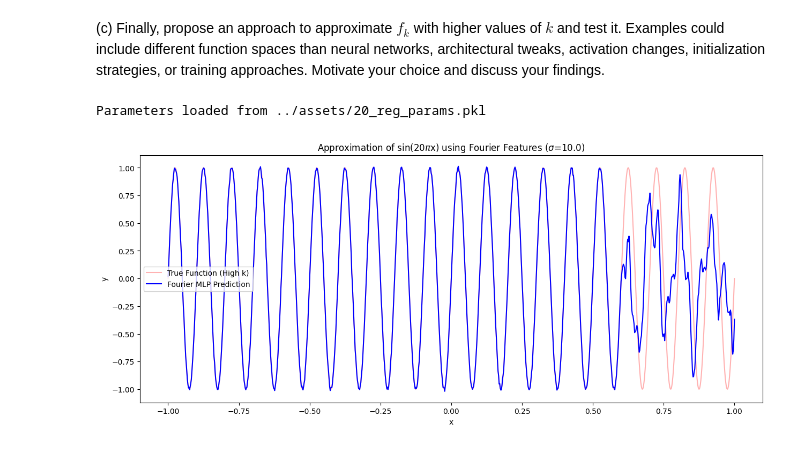
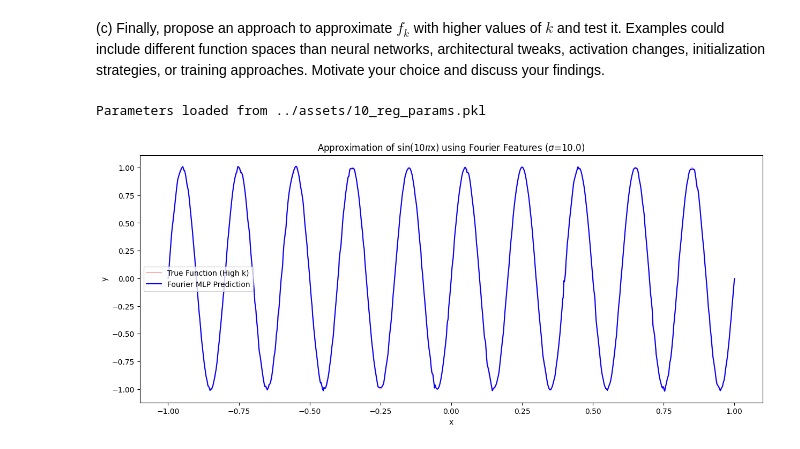
Before and after one commit to yazanmashal03/laoml-project, a Jupyter notebook: notebook/project2.ipynb, the cells around one changed output. Cells and saved outputs as stored; diff of their text form; code cells hidden in the pictures.

Commit message:
got perfect k high params

```diff
--- a/notebook/project2.ipynb
+++ b/notebook/project2.ipynb
@@ -574,7 +574,7 @@ grid_search_configs = {
 }
 # %%
 # We start by generating training samples.
-n_samples = 20000
+n_samples = 5000
 k = 1
 x = jnp.linspace(-1, 1, n_samples).reshape(-1, 1)
 y = jnp.sin(k * jnp.pi * x)
@@ -705,7 +705,7 @@ def input_mapping(x, B):
 
     return jnp.concatenate([jnp.cos(xp), jnp.sin(xp)], axis=-1)
 
-k_high = 20
+k_high = 10
 n_samples = 5000
 x = jnp.linspace(-1, 1, n_samples).reshape(-1, 1)
 y = jnp.sin(k_high * jnp.pi * x)
@@ -713,53 +713,55 @@ y = jnp.sin(k_high * jnp.pi * x)
 # mapping_size is half the width of the input layer
 mapping_size = 128
 scale = 10.0 # Sigma: Controls the frequency bandwidth
-key = random.PRNGKey(1337)
+key = random.PRNGKey(42)
 B = random.normal(key, (1, mapping_size)) * scale
+params = None
 
 x_mapped = input_mapping(x, B)
-
-x_train, y_train, x_test, y_test = get_splits(x_mapped, y, classification=False)
-
-sort_idx = jnp.argsort(x_test[:, 0])
-x_plot = jnp.linspace(-1, 1, 1000).reshape(-1, 1)
-x_plot_mapped = input_mapping(x_plot, B)
+indices = jnp.arange(n_samples)
+shuffled_indices = random.permutation(key, indices)
+x_shuffled = x_mapped[shuffled_indices]
+y_shuffled = y[shuffled_indices]
+x_train, y_train, x_test, y_test = get_splits(x_shuffled, y_shuffled, classification=False)
 
 input_dim = mapping_size * 2
 
 best_config = {
-    'layer_widths': [input_dim, 64, 64, 1],
+    'layer_widths': [input_dim, 8, 8, 1],
     'activation': 'relu',
-    'learning_rate': 0.01,
+    'learning_rate': 0.1,
     'batch_size': 64,
     'epochs': 100
 }
+
+x_plot = jnp.linspace(-1, 1, 1000).reshape(-1, 1)
+x_plot_mapped = input_mapping(x_plot, B)
 
 # print(f"Training on f_{k_high} with Fourier Features...")
 # params, test_acc, test_loss, learning_curve = train_model(
 #     x_train, y_train, x_test, y_test, best_config, classification=False
 # )
+# save_params(params, filename=f'../assets/{k_high}_reg_params.pkl')
 
-# save_params(params, filename=f'../assets/{k_high}_reg_params.pkl')
-params = load_params(f'../assets/{k_high}_reg_params.pkl')
-
+params = load_params(f'../assets/{k_high}_reg_params.pkl') if params is None else params
 y_pred = forward(params, x_plot_mapped, best_config['activation'])
 
 plt.figure(figsize=(15, 6))
 plt.plot(x, y, color='red', alpha=0.3, label='True Function (High k)')
 plt.plot(x_plot, y_pred, color='blue', label='Fourier MLP Prediction')
 plt.title(f"Approximation of sin({k_high}$\pi$x) using Fourier Features ($\sigma$={scale})")
 plt.xlabel('x')
 plt.ylabel('y')
 plt.legend()
 plt.show()
 
 # plt.figure(figsize=(12, 5))
 # plt.plot(learning_curve['train_loss'], label='Train Loss')
 # plt.plot(learning_curve['test_loss'], label='Test Loss')
 # plt.yscale('log')
 # plt.title('Loss Curve (Log Scale)')
 # plt.legend()
 # plt.show()
 # %% [output]
-Parameters loaded from ../assets/20_reg_params.pkl
+Parameters loaded from ../assets/10_reg_params.pkl
-[figure, old version]
+[figure, new version]
```
Also changed, not shown: 2 other files.
